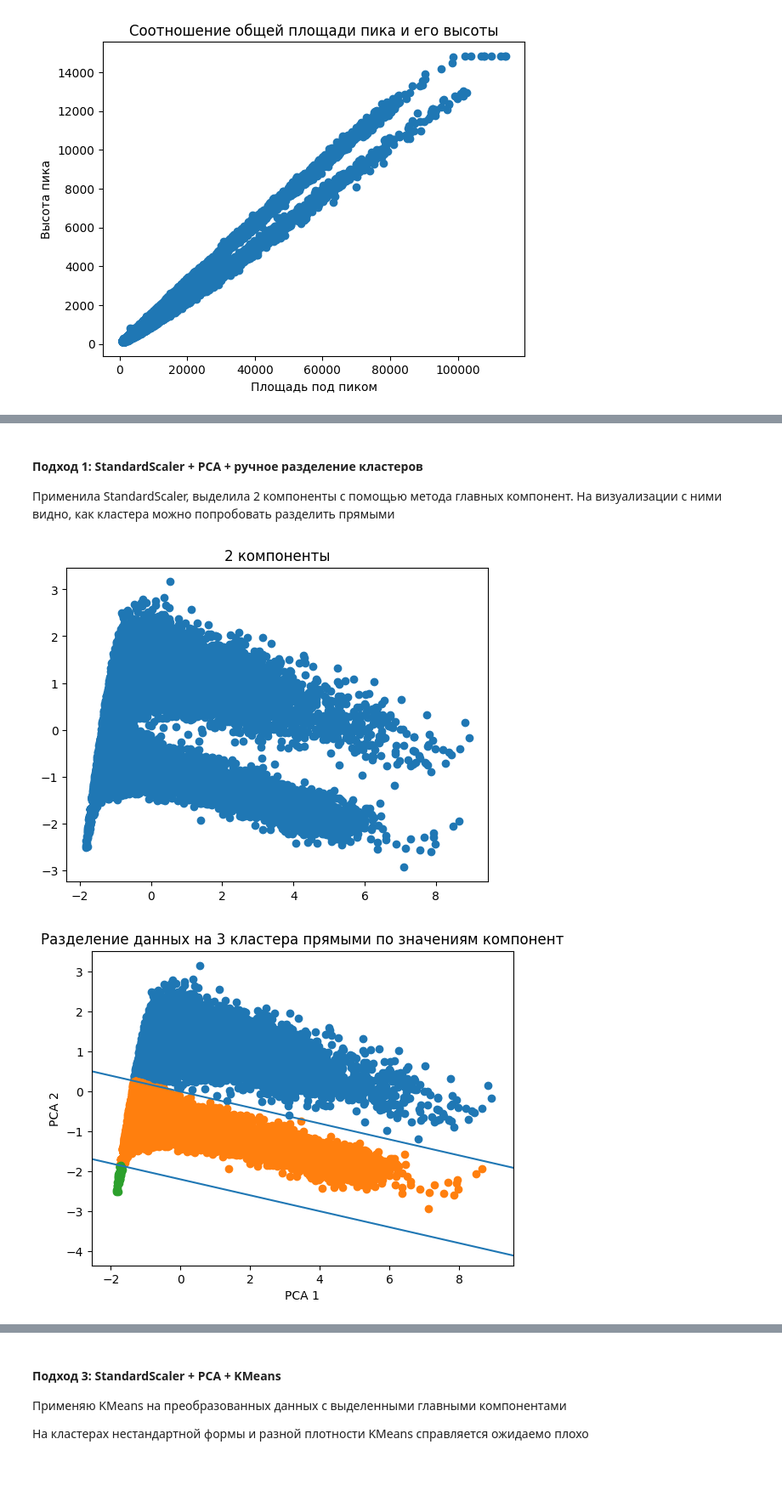
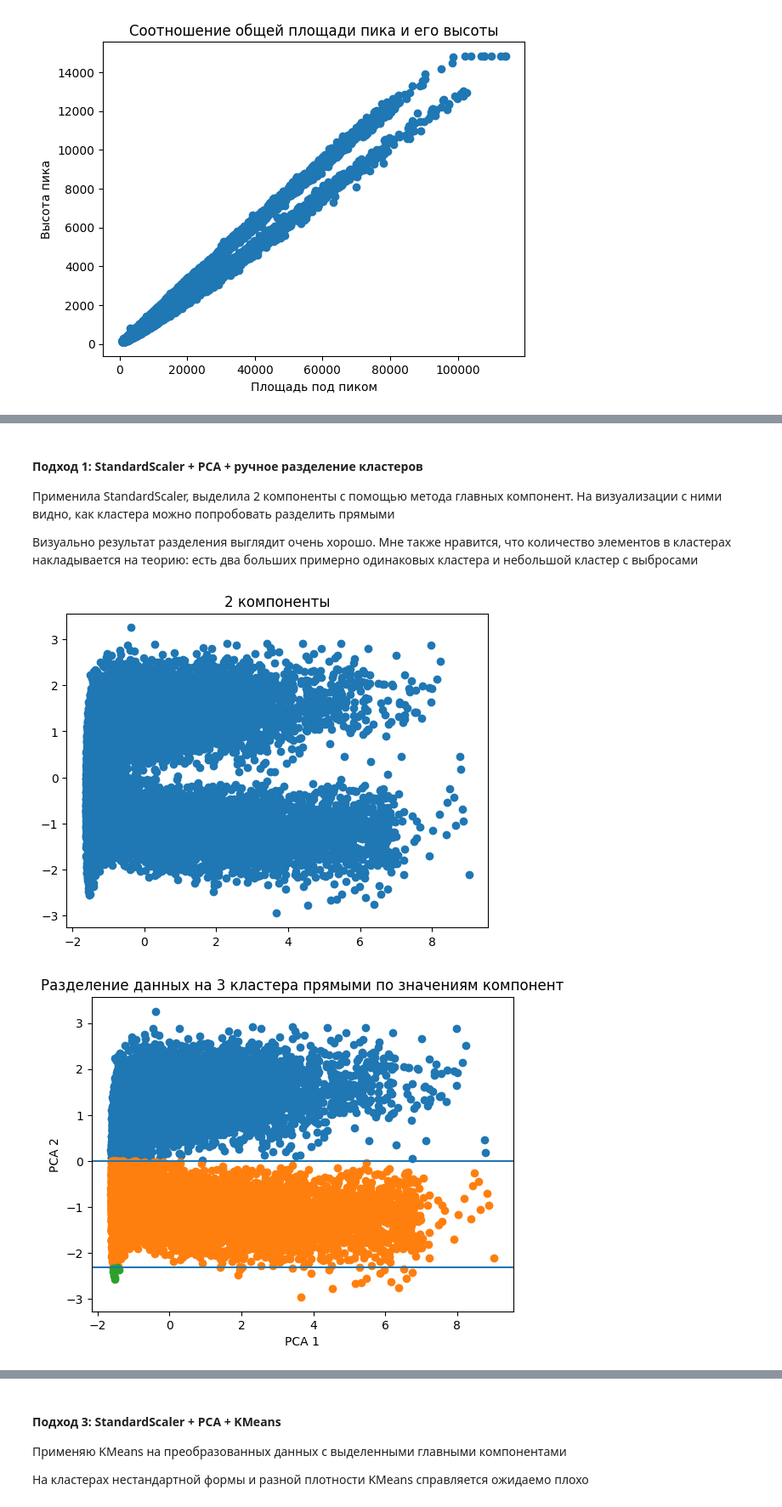
Before and after one commit to marovudam/ml_final_clustering, a Jupyter notebook: solution_final.ipynb, the cells around one changed output, grey strips where cells are left out. Shown at 85% size. Drawn from its saved outputs; the diff is of its cells as text; code cells hidden in the pictures; blank space fills up the shorter version.

```diff
--- a/solution_final.ipynb
+++ b/solution_final.ipynb
@@ -10,7 +10,7 @@ from sklearn.mixture import GaussianMixture
 # %% [markdown]
 ## Загрузка данных
 # %%
-dataset_raw = pd.read_csv('Run200_Wave_0_1.txt', sep=' ', header=None, skipinitialspace=True)
+dataset_raw = pd.read_csv('data/Run200_Wave_0_1.txt', sep=' ', header=None, skipinitialspace=True)
 dataset_raw = dataset_raw.drop([0, 1, 2, 3, 504], axis=1)
 dataset_raw.columns = list(range(500))
 dataset_raw.head()
@@ -149,6 +163,7 @@ dtype: float64
 Считаю ширину пика и соотношение ширины и высоты. Минимальная ширина пика -- 12 наблюдений
 # %%
 peak_width = peak_end - peak_start
-width_to_height = peak_width / peak_height
-peak_width.min()
+height_to_width = peak_height / peak_width
+print(f"Минимальная ширина пика: {peak_width.min()}")
+peak_width.describe()
 # %% [output]
@@ -211,6 +236,6 @@ plt.show()
 # %%
-data = pd.DataFrame([psd_11, long_period_area, peak_width, peak_height]).T
-data.columns = ["pds", "total_area", "peak_width", "peak_height"]
+data = pd.DataFrame([psd_11, long_period_area, peak_width, peak_height, height_to_width]).T
+data.columns = ["pds", "total_area", "peak_width", "peak_height", "height_to_width"]
 # %% [markdown]
 Визуализация признаков. Уже на основе нее можно понять, как примерно будет выглядеть деление на 3 кластера
 # %%
@@ -235,6 +266,8 @@ plt.show()
 #### Подход 1: StandardScaler + PCA + ручное разделение кластеров
 
 Применила StandardScaler, выделила 2 компоненты с помощью метода главных компонент. На визуализации с ними видно, как кластера можно попробовать разделить прямыми
+
+Визуально результат разделения выглядит очень хорошо. Мне также нравится, что количество элементов в кластерах накладывается на теорию: есть два больших примерно одинаковых кластера и небольшой кластер с выбросами
 # %%
 scaler = StandardScaler()
 data_scaled = scaler.fit_transform(data)
@@ -247,23 +280,23 @@ plt.title("2 компоненты")
 plt.scatter(data_pca_2["PCA1"], data_pca_2["PCA2"])
 plt.show()
 # %% [output]
-[figure, old version]
+[figure, new version]
 # %%
-data_pca_2["label_1"] = (data_pca_2["PCA1"] < data_pca_2["PCA2"] * -5).astype("int")
-data_pca_2["label_2"] = (data_pca_2["PCA1"] < data_pca_2["PCA2"] * -5 - 11).astype("int")
+data_pca_2["label_1"] = (data_pca_2["PCA2"] < 0).astype("int")
+data_pca_2["label_2"] = ((data_pca_2["PCA2"] < -2.3) & (data_pca_2["PCA1"] < 0)).astype("int")
 data_pca_2["label"] = data_pca_2["label_1"] + data_pca_2["label_2"]
 # %%
 plt.title("Разделение данных на 3 кластера прямыми по значениям компонент")
 for i in range(3):
     cluster = data_pca_2[data_pca_2["label"] == i]
     plt.scatter(cluster["PCA1"], cluster["PCA2"])
 plt.xlabel("PCA 1")
 plt.ylabel("PCA 2")
-plt.axline((9, -1.8), (-2, 0.4))
-plt.axline((-2, -1.8), (9, -4))
+plt.axline((0, 0), (9, 0))
+plt.axline((1, -2.3), (0, -2.3))
 plt.show()
 # %% [output]
-[figure, old version]
+[figure, new version]
 # %%
 plt.title("Разделение данных на 3 кластера прямыми по значениям компонент\n(соотношение высоты и ширины пика)")
 for i in range(3):
```
Also changed, not shown: parts of 35 cells of this notebook, 4 other files.
